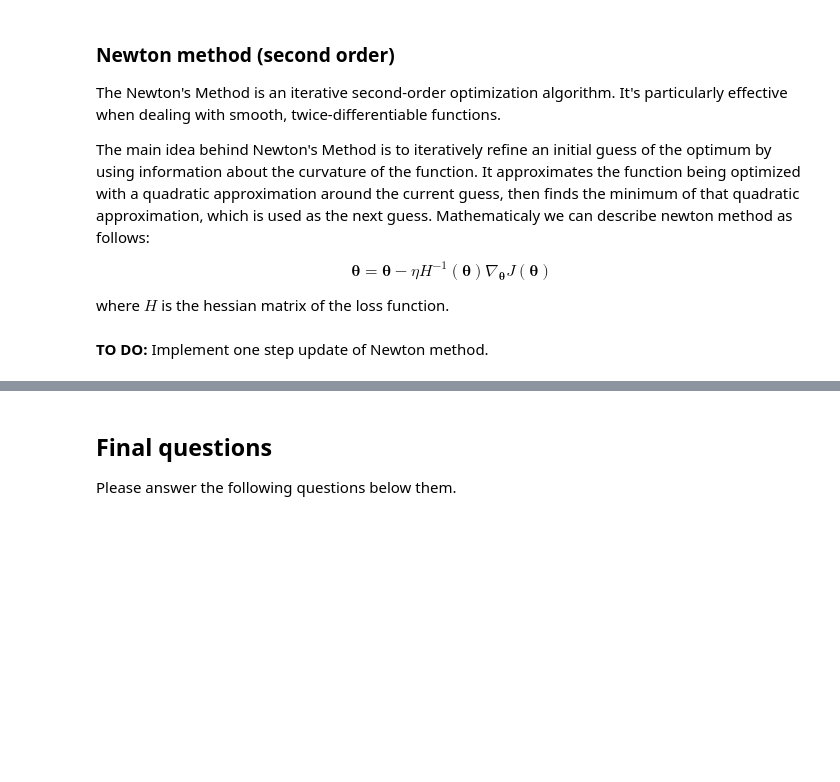
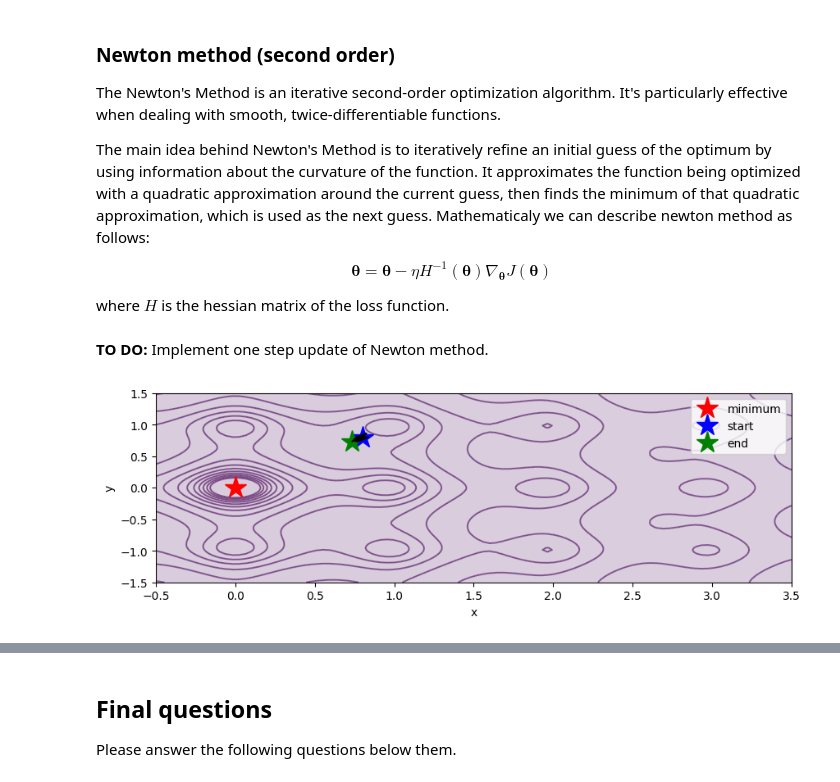
Before and after one commit to amirezzati/deep-learning, a Jupyter notebook: homeworks/HW1/pract/HW1-PART1.ipynb, the cells around one changed output, grey strips where cells are left out. Drawn from its saved outputs; the diff is of its cells as text; code cells hidden in the pictures; blank space fills up the shorter version.

```diff
--- a/homeworks/HW1/pract/HW1-PART1.ipynb
+++ b/homeworks/HW1/pract/HW1-PART1.ipynb
@@ -446,22 +482,29 @@ def Newton_update(params, grads, hessian, states, hyper_params):
   # hyper-param typical values: learning_rate=0.01
   # Newton method doesn't have any state, so you don't need it here
     ######### Your code goes here #########
-    pass
+    hessian_inv = torch.inverse(torch.tensor(hessian))
+    grads_vec = torch.tensor(grads).reshape(-1, 1)
+    delta_params = torch.matmul(hessian_inv, grads_vec)
+
+    for param, delta_param in zip(params, delta_params):
+      param.data = param.data - (hyper_params['lr'] * delta_param)
     #######################################
 # %%
 #@title {run: "auto"}
 start_x = 0.8 #@param {type:"slider", min:-0.5, max:3.5, step:0.1}
 start_y = 0.8 #@param {type:"slider", min:-1.5, max:1.5, step:0.1}
 learning_rate = 0.015 #@param {type:"slider", min:0, max:0.02, step:0.0005}
 epochs = 52 #@param {type:"slider", min:1, max:150, step:1}
 is_first_order = False
 
 x = torch.tensor(start_x, dtype=torch.float32, requires_grad=True)
 y = torch.tensor(start_y, dtype=torch.float32, requires_grad=True)
-params = [x, y]
+params = (x, y)
 states = []
 hyper_params = {"lr": learning_rate}
 
 optimize_loss(ackley, Newton_update, params, states, hyper_params, is_first_order)
+# %% [output]
+[figure, added]
 # %%
 #@title {run: "auto"}
```
Also changed, not shown: parts of 21 cells of this notebook.
